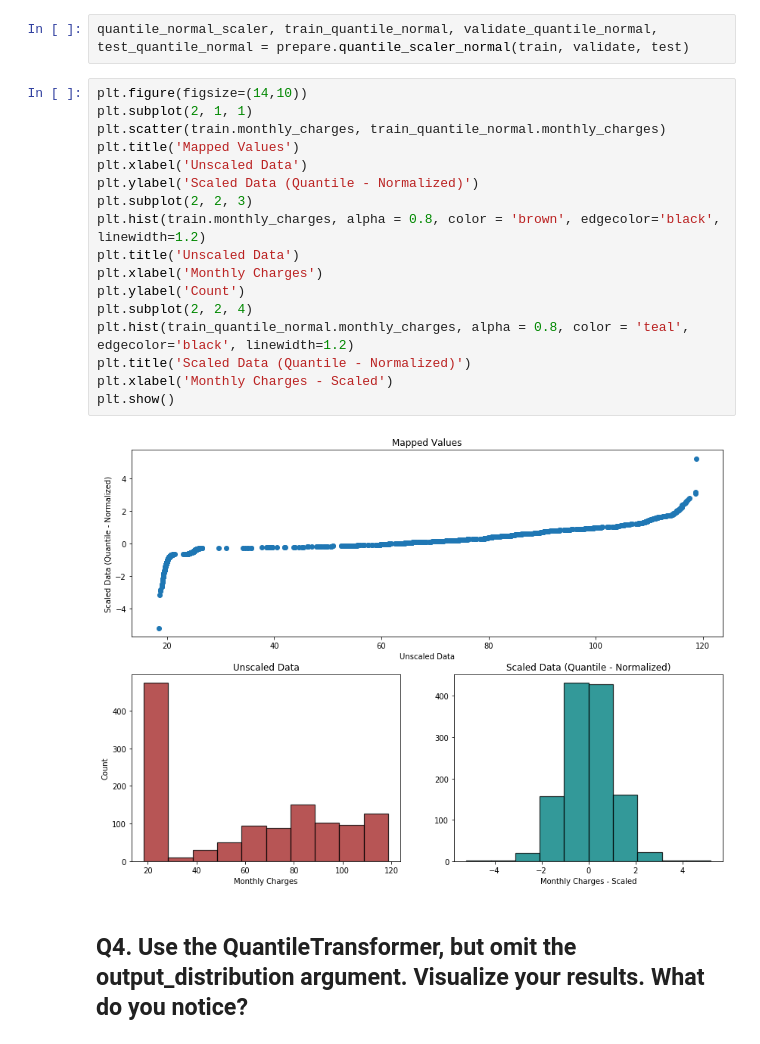
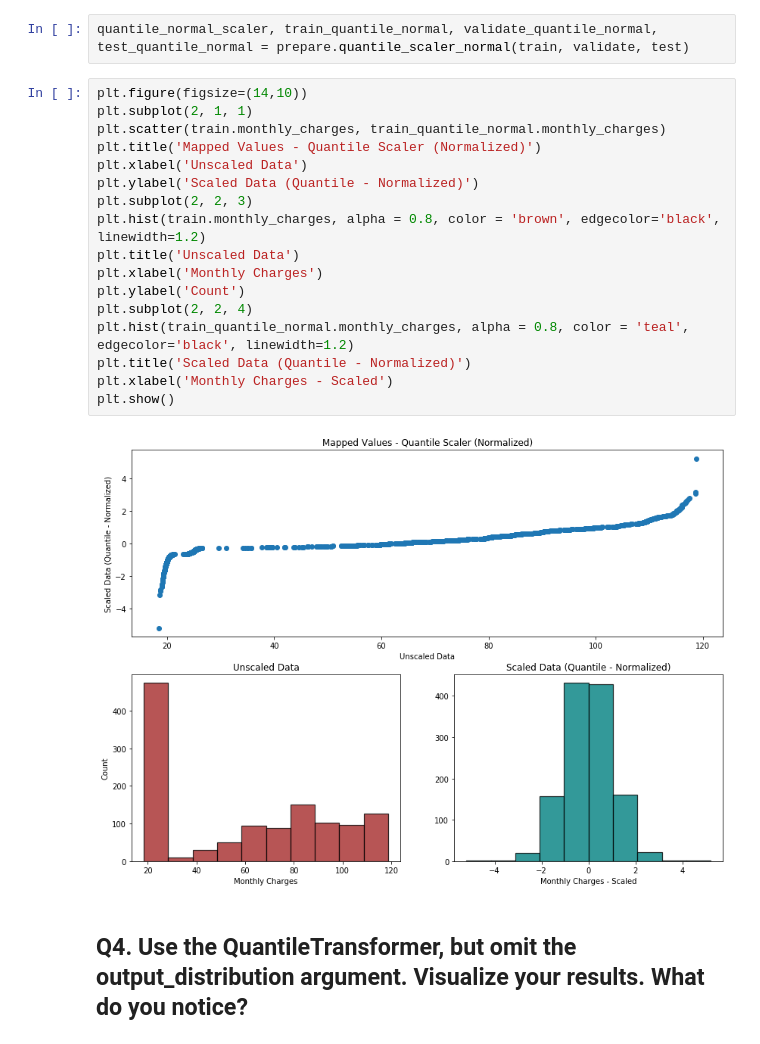
Before and after one commit to adam-gomez/regression-exercises, a Jupyter notebook: scaling.ipynb, the cells around one changed output. Drawn from its saved outputs; the diff is of its cells as text.

Commit message:
Improved title labels on visualizations

```diff
--- a/scaling.ipynb
+++ b/scaling.ipynb
@@ -168,22 +168,22 @@ quantile_normal_scaler, train_quantile_normal, validate_quantile_normal, test_qu
 # %%
 plt.figure(figsize=(14,10))
 plt.subplot(2, 1, 1)
 plt.scatter(train.monthly_charges, train_quantile_normal.monthly_charges)
-plt.title('Mapped Values')
+plt.title('Mapped Values - Quantile Scaler (Normalized)')
 plt.xlabel('Unscaled Data')
 plt.ylabel('Scaled Data (Quantile - Normalized)')
 plt.subplot(2, 2, 3)
 plt.hist(train.monthly_charges, alpha = 0.8, color = 'brown', edgecolor='black', linewidth=1.2)
 plt.title('Unscaled Data')
 plt.xlabel('Monthly Charges')
 plt.ylabel('Count')
 plt.subplot(2, 2, 4)
 plt.hist(train_quantile_normal.monthly_charges, alpha = 0.8, color = 'teal', edgecolor='black', linewidth=1.2)
 plt.title('Scaled Data (Quantile - Normalized)')
 plt.xlabel('Monthly Charges - Scaled')
 plt.show()
 # %% [output]
-[figure, old version]
+[figure, new version]
 # %% [markdown]
 ## Q4. Use the QuantileTransformer, but omit the output_distribution argument. Visualize your results. What do you notice?
 # %%
```
Also changed, not shown: parts of 6 cells of this notebook.
